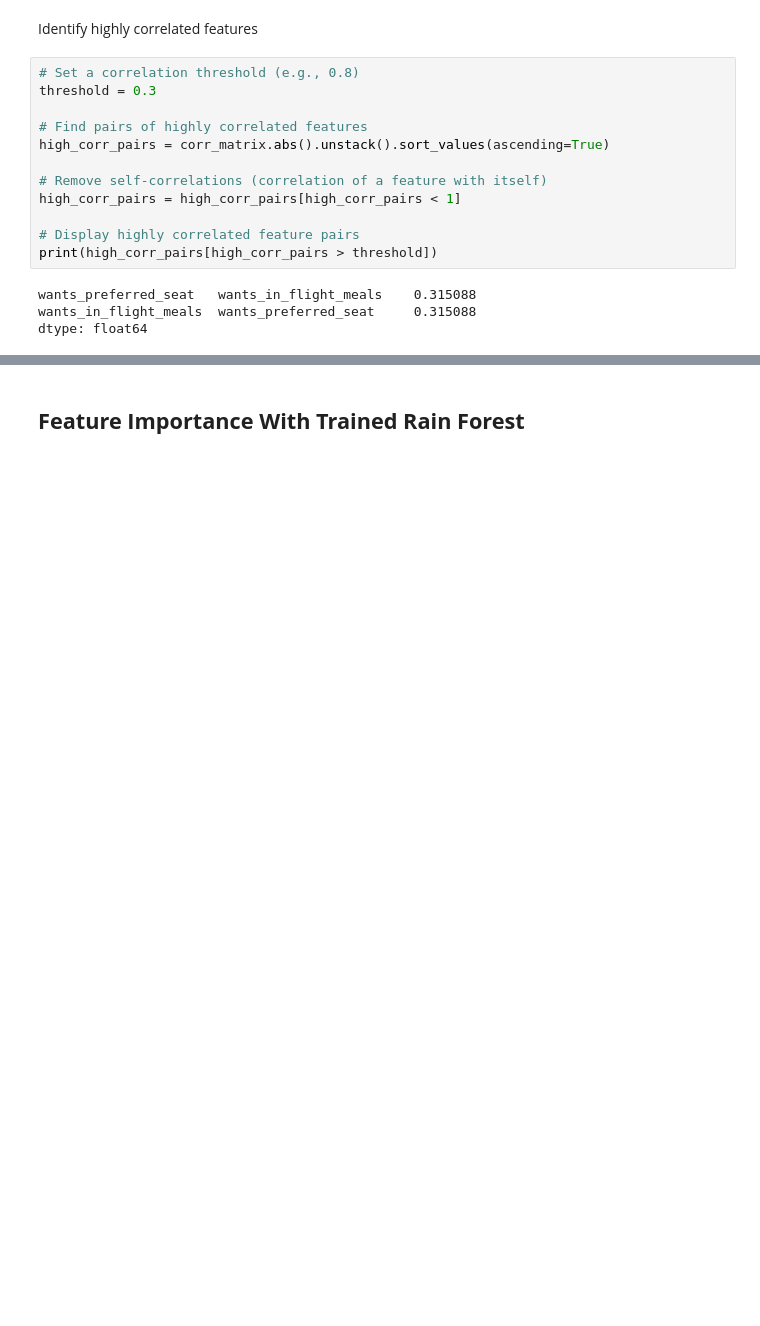
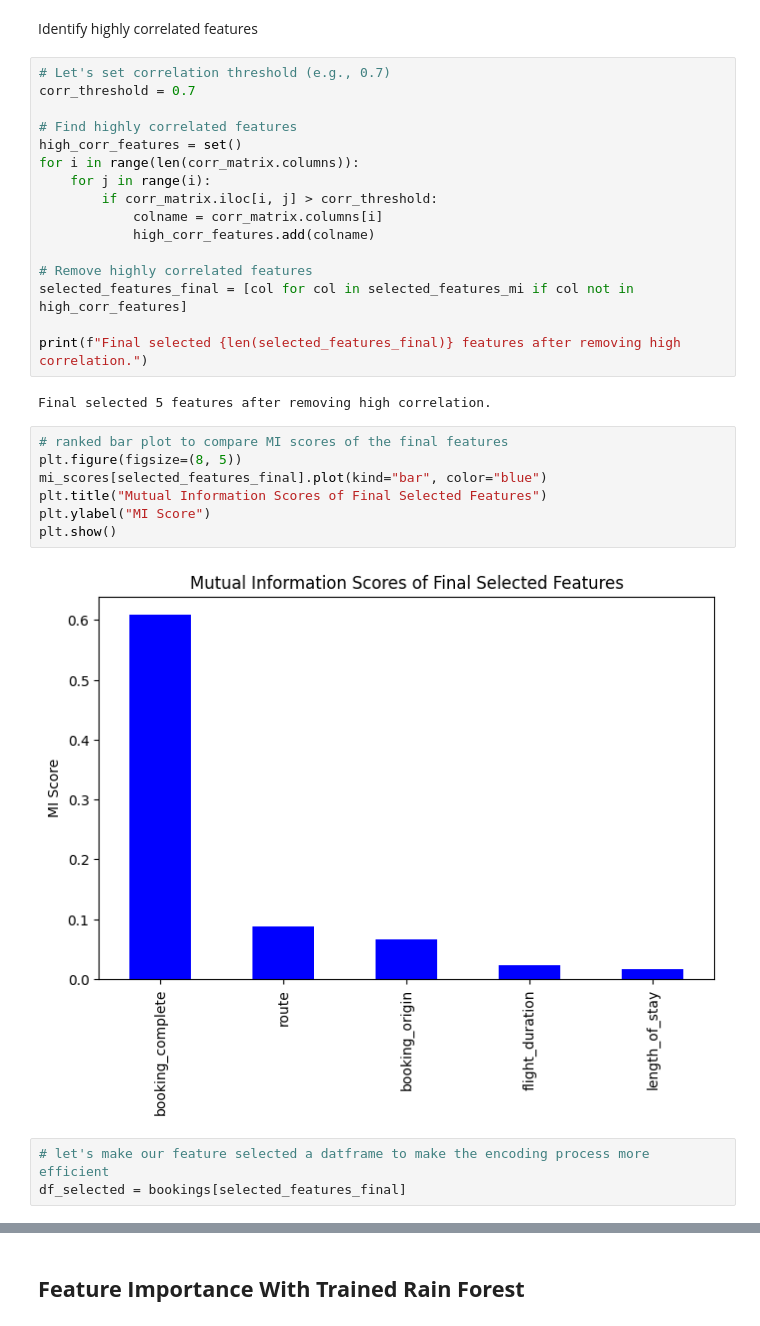
Before and after one commit to NathanaelMutua/British-Airways-Data-Science-Challenge, a Jupyter notebook: Task 2 British Airways Data Analysis.ipynb, the cells around one changed output, grey strips where cells are left out. Drawn from its saved outputs; the diff is of its cells as text; blank space fills up the shorter version.

```diff
--- a/Task 2 British Airways Data Analysis.ipynb
+++ b/Task 2 British Airways Data Analysis.ipynb
@@ -223,21 +247,35 @@ plt.show()
 # %% [markdown]
 Identify highly correlated features
-# %%
-# Set a correlation threshold (e.g., 0.8)
-threshold = 0.3
-
-# Find pairs of highly correlated features
-high_corr_pairs = corr_matrix.abs().unstack().sort_values(ascending=True)
-
-# Remove self-correlations (correlation of a feature with itself)
-high_corr_pairs = high_corr_pairs[high_corr_pairs < 1]
-
-# Display highly correlated feature pairs
-print(high_corr_pairs[high_corr_pairs > threshold])
-# %% [output]
-wants_preferred_seat   wants_in_flight_meals    0.315088
-wants_in_flight_meals  wants_preferred_seat     0.315088
-dtype: float64
+# %%
+# Let's set correlation threshold (e.g., 0.7)
+corr_threshold = 0.7
+
+# Find highly correlated features
+high_corr_features = set()
+for i in range(len(corr_matrix.columns)):
+    for j in range(i):
+        if corr_matrix.iloc[i, j] > corr_threshold:
+            colname = corr_matrix.columns[i]
+            high_corr_features.add(colname)
+
+# Remove highly correlated features
+selected_features_final = [col for col in selected_features_mi if col not in high_corr_features]
+
+print(f"Final selected {len(selected_features_final)} features after removing high correlation.")
+# %% [output]
+Final selected 5 features after removing high correlation.
+# %%
+# ranked bar plot to compare MI scores of the final features
+plt.figure(figsize=(8, 5))
+mi_scores[selected_features_final].plot(kind="bar", color="blue")
+plt.title("Mutual Information Scores of Final Selected Features")
+plt.ylabel("MI Score")
+plt.show()
+# %% [output]
+[figure, added]
+# %%
+# let's make our feature selected a datframe to make the encoding process more efficient
+df_selected = bookings[selected_features_final]
 # %%
 # Categorical data to numerical form
 # trip_type and flight_day are ordinal data - has order
```
Also changed, not shown: parts of 21 cells of this notebook.
